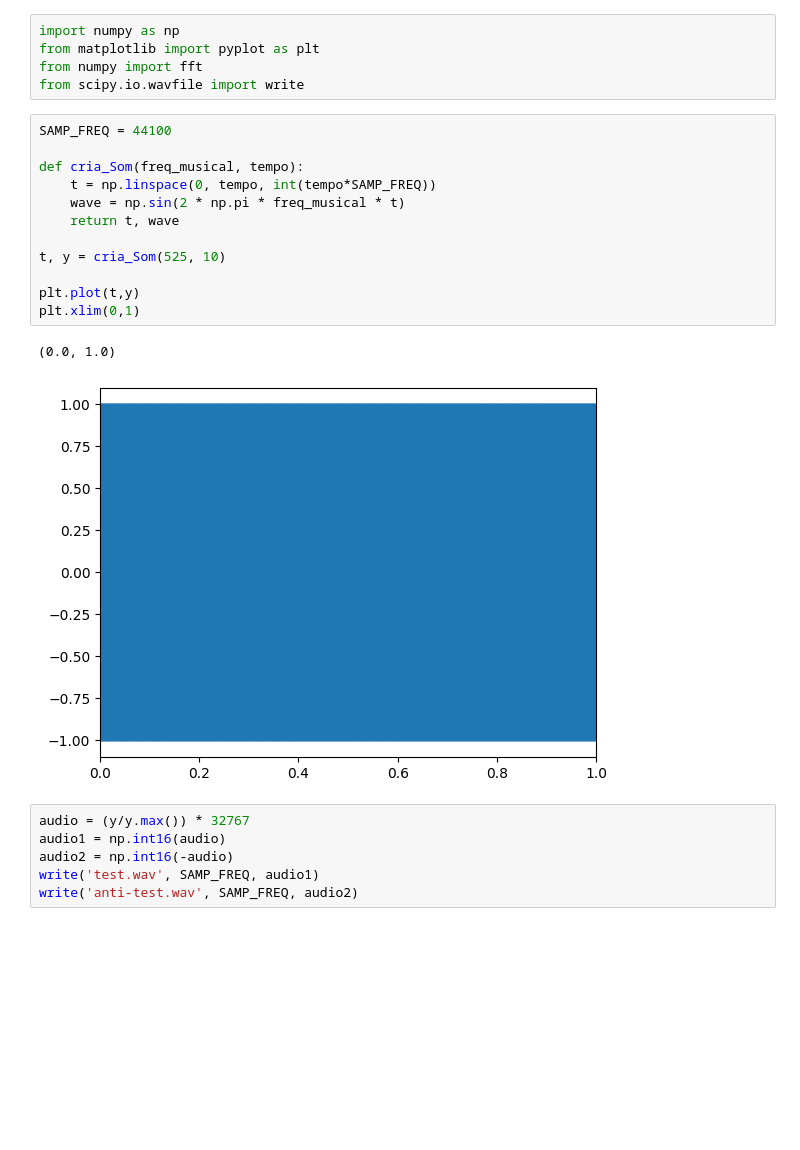
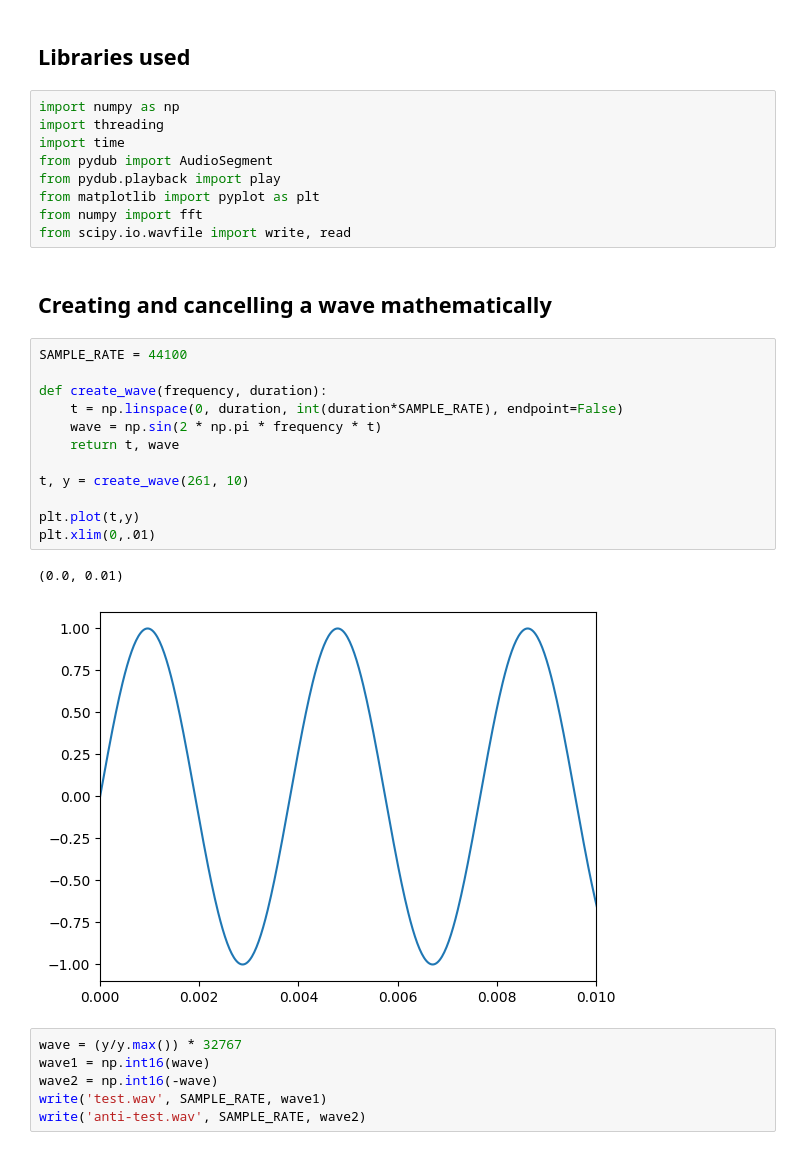
Before and after one commit to martinswagner021/NCS, a Jupyter notebook: main.ipynb, the cells around one changed output. Cells and saved outputs as stored; diff of their text form; blank space fills up the shorter version.

Commit message:
Creating and reading waves TODO: Sync waves to cancel out each other

```diff
--- a/main.ipynb
+++ b/main.ipynb
@@ -1,26 +6,34 @@
+# %% [markdown]
+## Libraries used
 # %%
 import numpy as np
+import threading
+import time
+from pydub import AudioSegment
+from pydub.playback import play
 from matplotlib import pyplot as plt
 from numpy import fft
-from scipy.io.wavfile import write
+from scipy.io.wavfile import write, read
+# %% [markdown]
+## Creating and cancelling a wave mathematically
 # %%
-SAMP_FREQ = 44100
+SAMPLE_RATE = 44100
 
-def cria_Som(freq_musical, tempo):
-    t = np.linspace(0, tempo, int(tempo*SAMP_FREQ))
-    wave = np.sin(2 * np.pi * freq_musical * t)
+def create_wave(frequency, duration):
+    t = np.linspace(0, duration, int(duration*SAMPLE_RATE), endpoint=False)
+    wave = np.sin(2 * np.pi * frequency * t)
     return t, wave
 
-t, y = cria_Som(525, 10)
+t, y = create_wave(261, 10)
 
 plt.plot(t,y)
-plt.xlim(0,1)
+plt.xlim(0,.01)
 # %% [output]
-(0.0, 1.0)
+(0.0, 0.01)
-[figure, old version]
+[figure, new version]
 # %%
-audio = (y/y.max()) * 32767
-audio1 = np.int16(audio)
-audio2 = np.int16(-audio)
-write('test.wav', SAMP_FREQ, audio1)
-write('anti-test.wav', SAMP_FREQ, audio2)
+wave = (y/y.max()) * 32767
+wave1 = np.int16(wave)
+wave2 = np.int16(-wave)
+write('test.wav', SAMPLE_RATE, wave1)
+write('anti-test.wav', SAMPLE_RATE, wave2)
```
Also changed, not shown: parts of 7 cells of this notebook, 2 other files.
